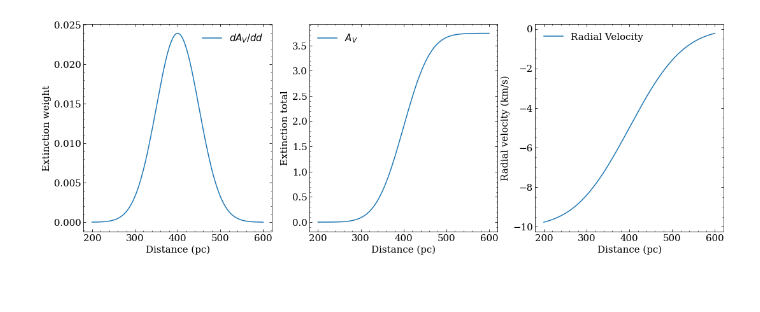
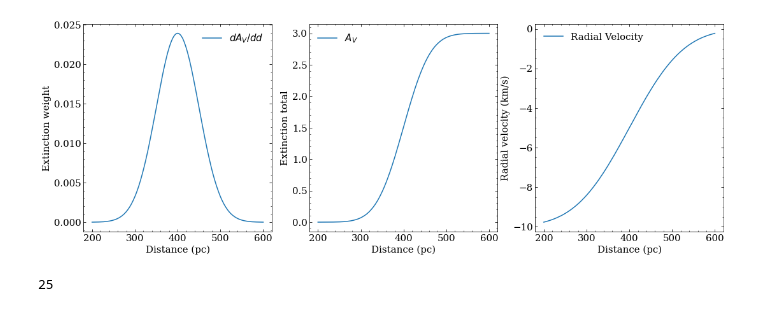
Before and after one commit to aidantmcb/DIBModeling, a Jupyter notebook: model.ipynb, the cells around one changed output. Cells and saved outputs as stored; diff of their text form; code cells hidden in the pictures.

```diff
--- a/model.ipynb
+++ b/model.ipynb
@@ -30,35 +31,37 @@ matplotlib.rcParams.update({'xtick.labelsize':15,
 # %%
 def density(distance, d0 = 400, width = 50, A = 3):
     # return A * np.exp(-(distance - d0)**2 / (2 * width**2))
     return A * norm.pdf(distance, d0, width)
 def extinction(distance, d0 = 400, width = 50, A = 3):
     return A * norm.pdf(distance, d0, width)
 def rvelo(distance, d0 = 400, v0 = -10 , vdisp = 100):
     return  v0 * (1-  norm.cdf(distance, d0,  vdisp))
 
 
+
 distance = np.linspace(200, 600, 500)
+dd_ = distance[1] - distance[0]
 
 fig, axs = plt.subplots(nrows = 1, ncols = 3, figsize = (18, 6))
 axs[0].plot(distance, extinction(distance), label = '$dA_V / dd$')
 axs[0].set_xlabel('Distance (pc)')
 axs[0].set_ylabel('Extinction weight')
 axs[0].legend()
 
-axs[1].plot(distance, np.cumsum(extinction(distance)), label = '$A_V$')
+axs[1].plot(distance, np.cumsum(extinction(distance) * dd_), label = '$A_V$')
 axs[1].set_xlabel('Distance (pc)')
 axs[1].set_ylabel('Extinction total')
 axs[1].legend()
 
 
 
 axs[2].plot(distance, rvelo(distance), label = 'Radial Velocity')
 axs[2].set_xlabel('Distance (pc)')
 axs[2].set_ylabel('Radial velocity (km/s)')
 axs[2].legend()
 plt.show()
 # %% [output]
-[figure, old version]
+[figure, new version]
 # %%
 lambda0 = 15272.42 # from Zasowski2015
 dib_fwhm = 2.2 # angstroms, from https://www.aanda.org/articles/aa/pdf/2014/09/aa23061-13.pdf Cox2014 # from 2.2 to 4.4
@@ -110,3 +120,7 @@ signal_resolution = len(signal_dist)
 # DIB_signal = np.sum(voxel_DIB, axis = 0)
 # ax.plot(wavs, DIB_signal)
 # plt.show()
+# %%
+print(kt_dist[1]-kt_dist[0])
+# %% [output]
+25
```
Also changed, not shown: parts of 6 cells of this notebook.
